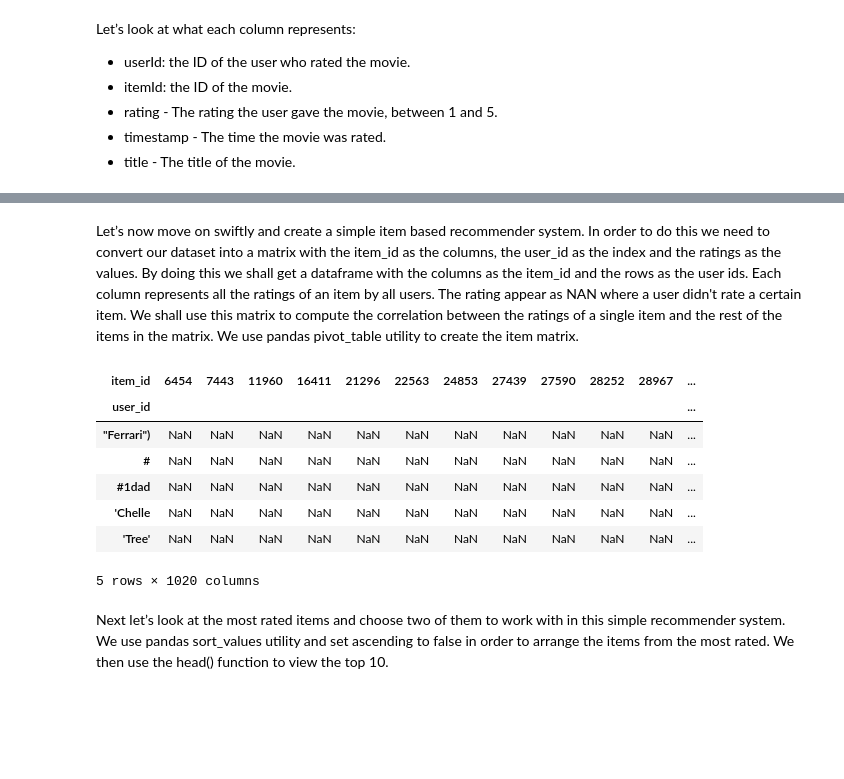
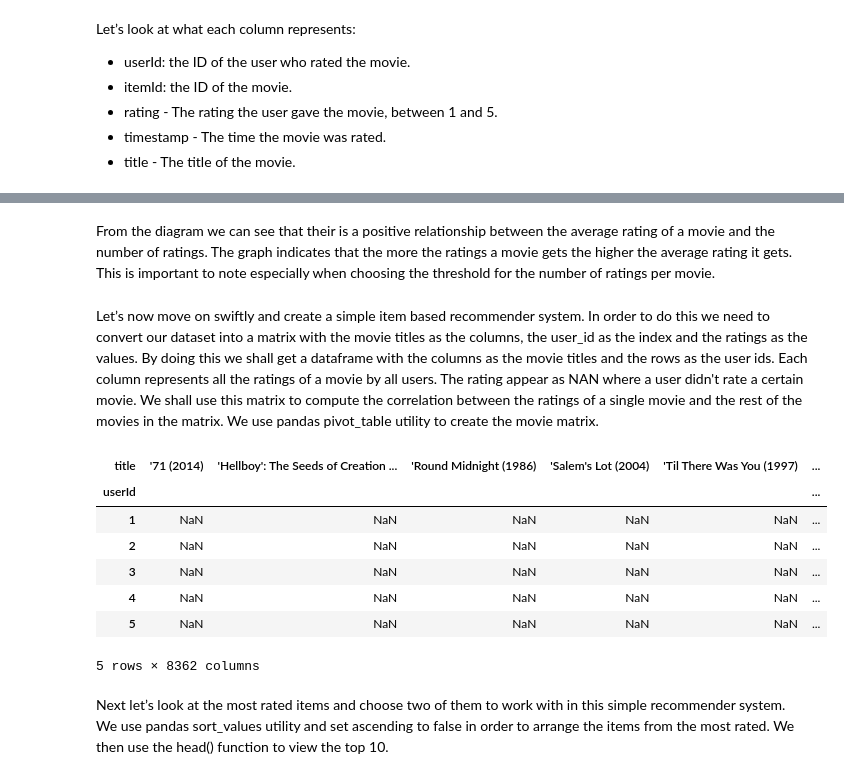
Before and after one commit to salma71/MSDS_SU2020, a Jupyter notebook: Recommender_system612/week_1/Basic_recommender_1.ipynb, the cells around one changed output, grey strips where cells are left out. Saved outputs shown, nothing was run; the diff lists cells and outputs as text; code cells hidden in the pictures; blank space fills up the shorter version.

```diff
--- a/Recommender_system612/week_1/Basic_recommender_1.ipynb
+++ b/Recommender_system612/week_1/Basic_recommender_1.ipynb
@@ -84,17 +105,19 @@ sns.jointplot(x='rating', y='number_of_ratings', data=ratings)
+# %% [markdown]
+From the diagram we can see that their is a positive relationship between the average rating of a movie and the number of ratings. The graph indicates that the more the ratings a movie gets the higher the average rating it gets. This is important to note especially when choosing the threshold for the number of ratings per movie.
 # %% [markdown]
-Let’s now move on swiftly and create a simple item based recommender system. In order to do this we need to convert our dataset into a matrix with the item_id as the columns, the user_id as the index and the ratings as the values. By doing this we shall get a dataframe with the columns as the item_id and the rows as the user ids. Each column represents all the ratings of an item by all users. The rating appear as NAN where a user didn't rate a certain item. We shall use this matrix to compute the correlation between the ratings of a single item and the rest of the items in the matrix. We use pandas pivot_table utility to create the item matrix.
+Let’s now move on swiftly and create a simple item based recommender system. In order to do this we need to convert our dataset into a matrix with the movie titles as the columns, the user_id as the index and the ratings as the values. By doing this we shall get a dataframe with the columns as the movie titles and the rows as the user ids. Each column represents all the ratings of a movie by all users. The rating appear as NAN where a user didn't rate a certain movie. We shall use this matrix to compute the correlation between the ratings of a single movie and the rest of the movies in the matrix. We use pandas pivot_table utility to create the movie matrix.
 # %%
-item_matrix = df.pivot_table(index='user_id', columns='item_id', values='rating')
-item_matrix.head()
+movie_matrix = df.pivot_table(index='userId', columns='title', values='rating')
+movie_matrix.head()
 # %% [output]
-| item_id | 6454 | 7443 | 11960 | 16411 | 21296 | 22563 | 24853 | 27439 | 27590 | 28252 | 28967 | ... |
-| user_id |  |  |  |  |  |  |  |  |  |  |  | ... |
-| "Ferrari") | NaN | NaN | NaN | NaN | NaN | NaN | NaN | NaN | NaN | NaN | NaN | ... |
-| # | NaN | NaN | NaN | NaN | NaN | NaN | NaN | NaN | NaN | NaN | NaN | ... |
-| #1dad | NaN | NaN | NaN | NaN | NaN | NaN | NaN | NaN | NaN | NaN | NaN | ... |
-| 'Chelle | NaN | NaN | NaN | NaN | NaN | NaN | NaN | NaN | NaN | NaN | NaN | ... |
-| 'Tree' | NaN | NaN | NaN | NaN | NaN | NaN | NaN | NaN | NaN | NaN | NaN | ... |
+| title | '71 (2014) | 'Hellboy': The Seeds of Creation ... | 'Round Midnight (1986) | 'Salem's Lot (2004) | 'Til There Was You (1997) | ... |
+| userId |  |  |  |  |  | ... |
+| 1 | NaN | NaN | NaN | NaN | NaN | ... |
+| 2 | NaN | NaN | NaN | NaN | NaN | ... |
+| 3 | NaN | NaN | NaN | NaN | NaN | ... |
+| 4 | NaN | NaN | NaN | NaN | NaN | ... |
+| 5 | NaN | NaN | NaN | NaN | NaN | ... |
-5 rows × 1020 columns
+5 rows × 8362 columns
 # %% [markdown]
 Next let’s look at the most rated items and choose two of them to work with in this simple recommender system. We use pandas sort_values utility and set ascending to false in order to arrange the items from the most rated. We then use the head() function to view the top 10.
 # %%
```
Also changed, not shown: parts of 11 cells of this notebook.
